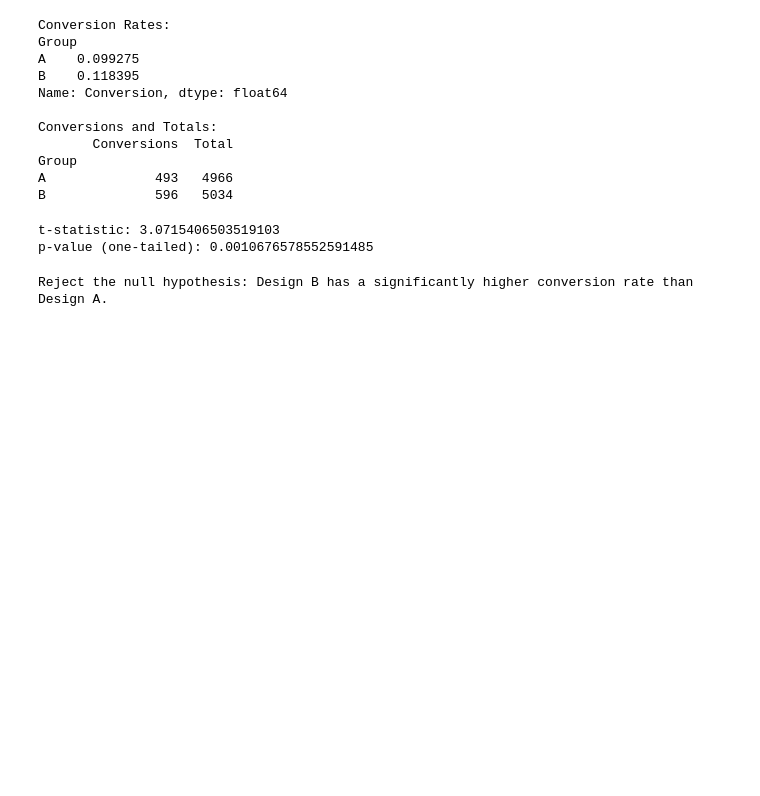
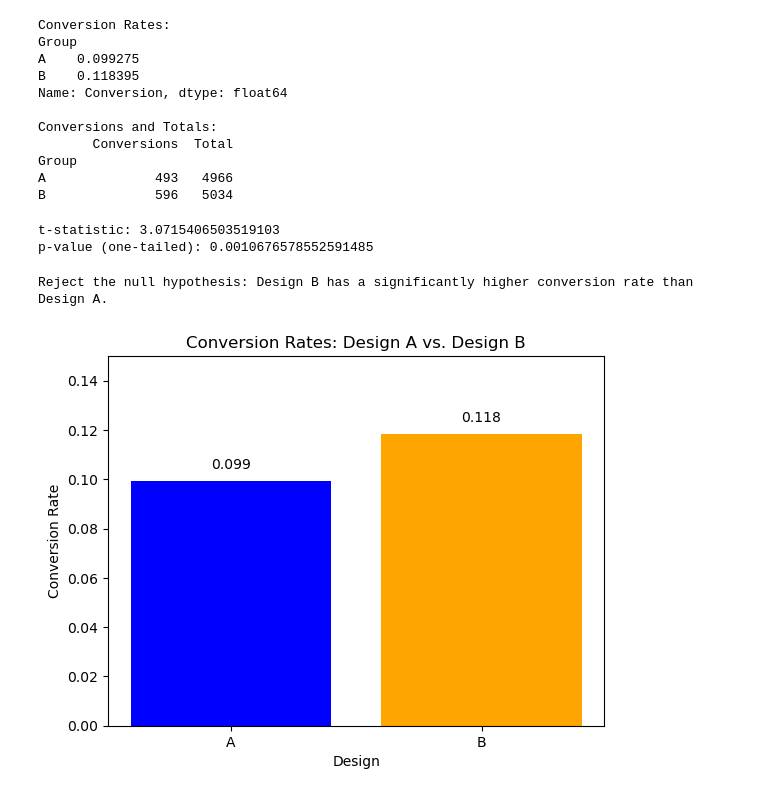
Before and after one commit to bostany/AB-Testing-Project, a Jupyter notebook: AB_Testing_Analysis.ipynb, the cells around one changed output. Saved outputs shown, nothing was run; the diff lists cells and outputs as text; code cells hidden in the pictures; blank space fills up the shorter version.

Commit message:
Added visualization and conclusions for A/B test

```diff
--- a/AB_Testing_Analysis.ipynb
+++ b/AB_Testing_Analysis.ipynb
@@ -159,3 +159,18 @@ else:
     print("Fail to reject the null hypothesis: No significant difference between Design A and Design B.")
 # %% [output]
 Reject the null hypothesis: Design B has a significantly higher conversion rate than Design A.
+# %%
+import matplotlib.pyplot as plt
+
+# Plot conversion rates
+conversion_rates = data.groupby('Group')['Conversion'].mean()
+plt.bar(conversion_rates.index, conversion_rates, color=['blue', 'orange'])
+plt.title('Conversion Rates: Design A vs. Design B')
+plt.xlabel('Design')
+plt.ylabel('Conversion Rate')
+plt.ylim(0, 0.15)  # Adjust y-axis for better visibility
+for i, rate in enumerate(conversion_rates):
+    plt.text(i, rate + 0.005, f'{rate:.3f}', ha='center')
+plt.show()
+# %% [output]
+[figure, added]
```
